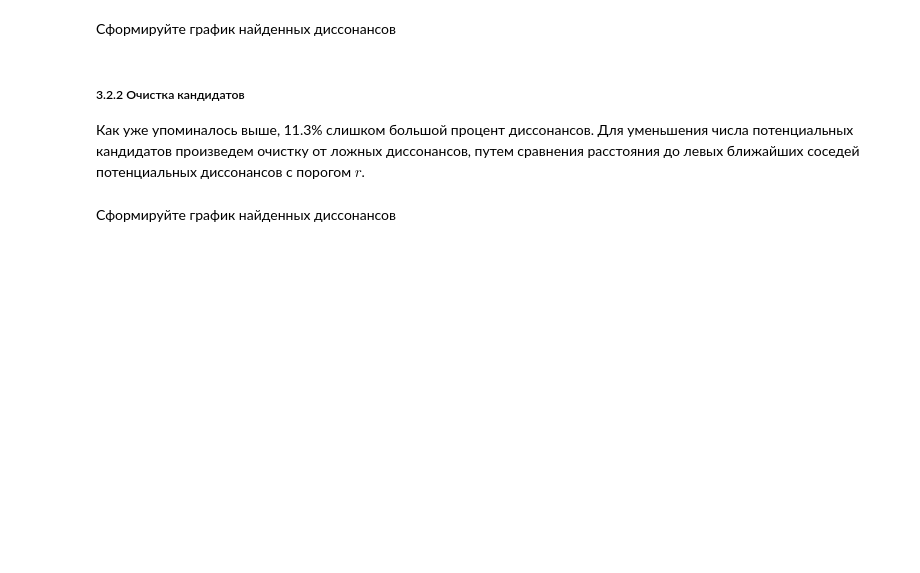
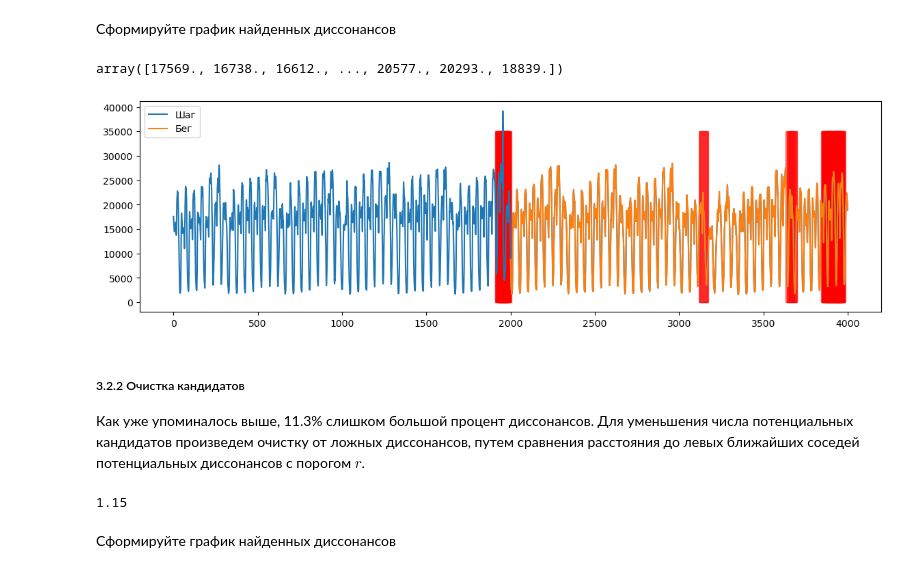
Before and after one commit to Smusyc/2023-Sotin-TimeSeriesCourse, a Jupyter notebook: practice/03 Discords/03 Discords.ipynb, the cells around one changed output. Cells and saved outputs as stored; diff of their text form; code cells hidden in the pictures; blank space fills up the shorter version.

```diff
--- a/practice/03 Discords/03 Discords.ipynb
+++ b/practice/03 Discords/03 Discords.ipynb
@@ -215,4 +230,9 @@ print(f'Колличество найденных диссонансов: {len(i
 Произведите подобные эксперименты с набором данных такси NY. Постройте графики демонстрирующие найденные диссонансы. Пример Графика:
 ![second-graph](pics/fig_ex_2.png)
 # %%
-# INSERT YOUR CODE
+data = nyc_taxi[:]
+m = 50
+r = 1
+idxs, _, _ = DRAG(data, m, r)
+print(f'Колличество найденных диссонансов при : {len(idxs)}')
+print(f'Найденные диссонансы : {idxs}')
@@ -247,8 +272,23 @@ print(f'{len(cand_index)} {len(cand_index)/len(data)*100} %')
 К сожалению пресутсвуют и ложные диссонансы, которые случайным образом попали в данный список.
 # %% [markdown]
 Сформируйте график найденных диссонансов
+# %%
+data
+# %% [output]
+array([17569., 16738., 16612., ..., 20577., 20293., 18839.])
 # %%
-# INSERT YOUR CODE
+len_discord = m
+
+fig, ax =  plt.subplots(figsize=(14,4),ncols=1,nrows=1)
+ax.plot(data[:],label='Шаг')
+ax.plot(np.arange(data.shape[0]//2,data.shape[0]),data[data.shape[0]//2:],label='Бег')
+ax.legend()
+
+
+for i in range(len(cand_index)):
+  ax.add_patch(Rectangle((cand_index[i], -10), len_discord, 35000, alpha=0.3, color = 'r'))
+# %% [output]
+[figure, added]
 # %% [markdown]
 ##### 3.2.2 Очистка кандидатов
 Как уже упоминалось выше, 11.3% слишком большой процент диссонансов.
@@ -258,6 +298,8 @@ is_cands = find_candidates(T, m, M_T, Σ_T, r, init_cands=is_cands, right=False)
 cands = np.flatnonzero(is_cands)
 # %%
 len(cands)/len(data)*100
+# %% [output]
+1.15
 # %% [markdown]
 Сформируйте график найденных диссонансов
 # %%
```
Also changed, not shown: parts of 26 cells of this notebook.
